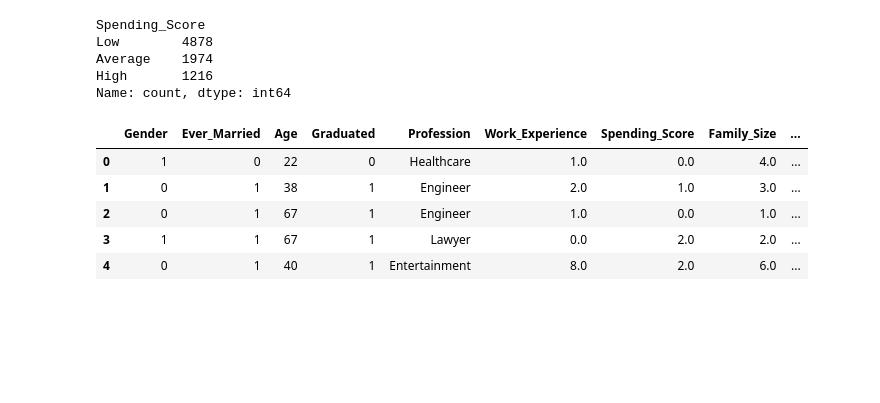
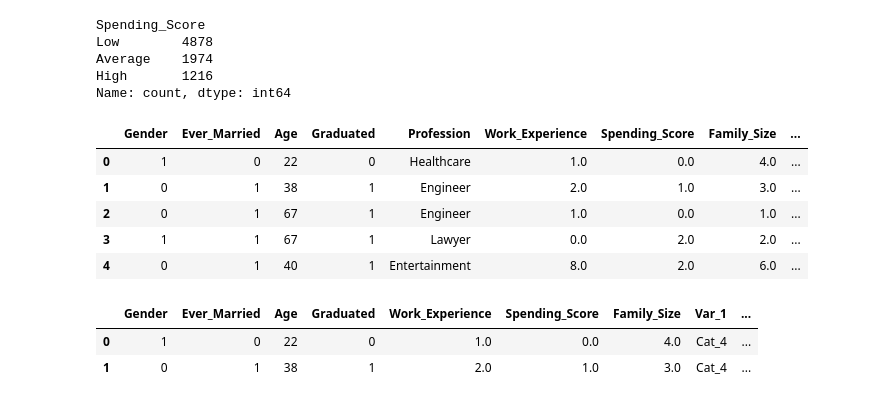
Before and after one commit to arfan64shah/Data_Science, a Jupyter notebook: Random_Forest/Random_Forest.ipynb, the cells around one changed output. Cells and saved outputs as stored; diff of their text form; code cells hidden in the pictures; blank space fills up the shorter version.

```diff
--- a/Random_Forest/Random_Forest.ipynb
+++ b/Random_Forest/Random_Forest.ipynb
@@ -446,4 +448,9 @@ dataset.head()
 | 4 | 0 | 1 | 40 | 1 | Entertainment | 8.0 | 2.0 | 6.0 | ... |
 # %%
 # apply one hot encoding
-dataset[]
+dataset = pd.get_dummies(dataset, columns = ['Profession'], prefix = 'Profession', dtype = int)
+dataset.head(2)
+# %% [output]
+|  | Gender | Ever_Married | Age | Graduated | Work_Experience | Spending_Score | Family_Size | Var_1 | ... |
+| 0 | 1 | 0 | 22 | 0 | 1.0 | 0.0 | 4.0 | Cat_4 | ... |
+| 1 | 0 | 1 | 38 | 1 | 2.0 | 1.0 | 3.0 | Cat_4 | ... |
```
Also changed, not shown: parts of 14 cells of this notebook.
